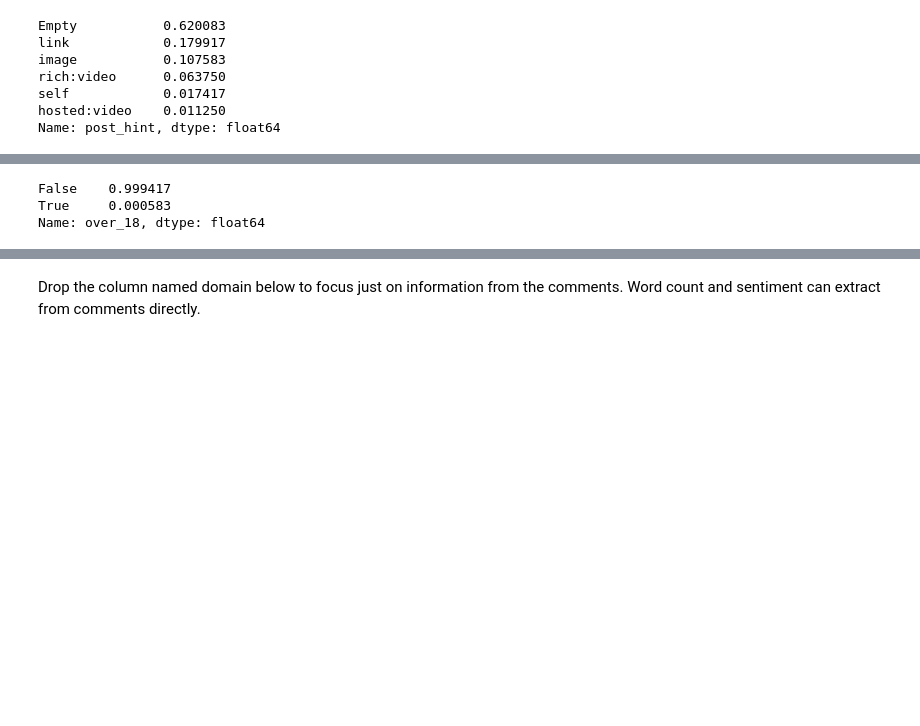
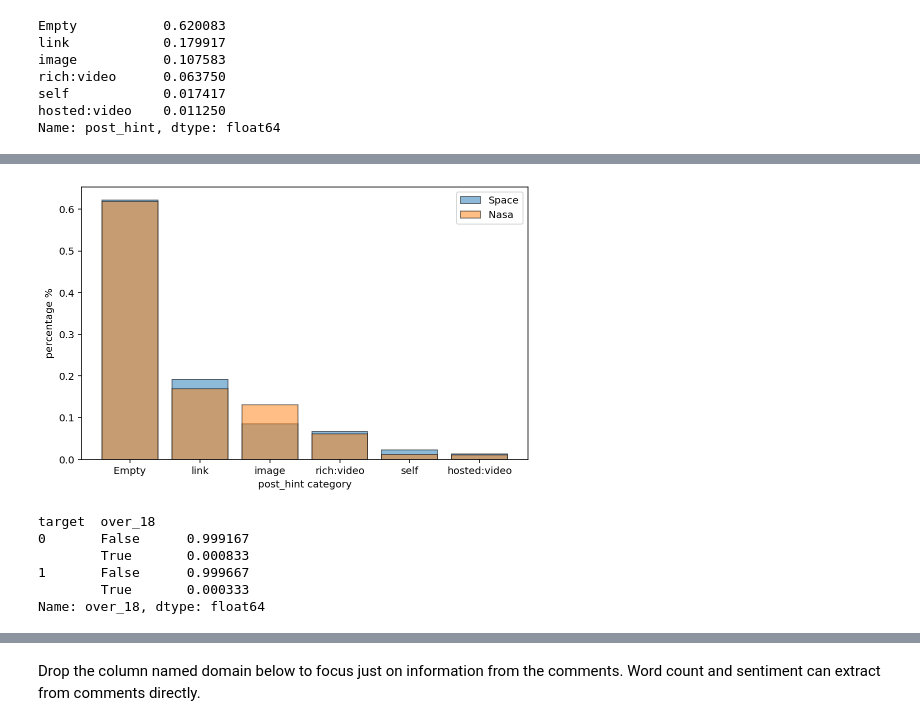
Before and after one commit to Atashnezhad/NLP_Proj2, a Jupyter notebook: Codes/P03_Exploratory data analysis.ipynb, the cells around one changed output, grey strips where cells are left out. Cells and saved outputs as stored; diff of their text form; code cells hidden in the pictures; blank space fills up the shorter version.

```diff
--- a/Codes/P03_Exploratory data analysis.ipynb
+++ b/Codes/P03_Exploratory data analysis.ipynb
@@ -204,0 +220,2 @@ Name: post_hint, dtype: float64
+# %%
+target_grp = df_reddit.groupby(['target'])
@@ -205,6 +239,31 @@ Name: post_hint, dtype: float64
+# %%
+target_grp_post_hint_Space = target_grp['post_hint'].value_counts(normalize=True).loc[0]
+target_grp_post_hint_Nasa = target_grp['post_hint'].value_counts(normalize=True).loc[1]
+
+
+target_grp_post_hint_Space_pd = pd.DataFrame(target_grp['post_hint'].value_counts(normalize=True).loc[0])
+target_grp_post_hint_Nasa_pd = pd.DataFrame(target_grp['post_hint'].value_counts(normalize=True).loc[1])
+
+plt.figure(figsize=(8,5))
+plt.bar(target_grp_post_hint_Space_pd.index,
+        target_grp_post_hint_Space_pd['post_hint'],
+        alpha=0.5, ec='k', label='Space')
+
+plt.bar(target_grp_post_hint_Nasa_pd.index,
+        target_grp_post_hint_Nasa_pd['post_hint'],
+        alpha=0.5, ec='k', label='Nasa')
+
+plt.xlabel('post_hint category'); plt.ylabel('percentage %')
+plt.legend(loc='top-right')
+plt.show()
+# %% [output]
+[figure, added]
 # %%
- df_reddit['over_18'].value_counts(normalize=True)
+target_grp['over_18'].value_counts(normalize=True)
 # %% [output]
-False    0.999417
-True     0.000583
+target  over_18
+0       False      0.999167
+        True       0.000833
+1       False      0.999667
+        True       0.000333
 Name: over_18, dtype: float64
```
Also changed, not shown: parts of 20 cells of this notebook, 1 other file.
